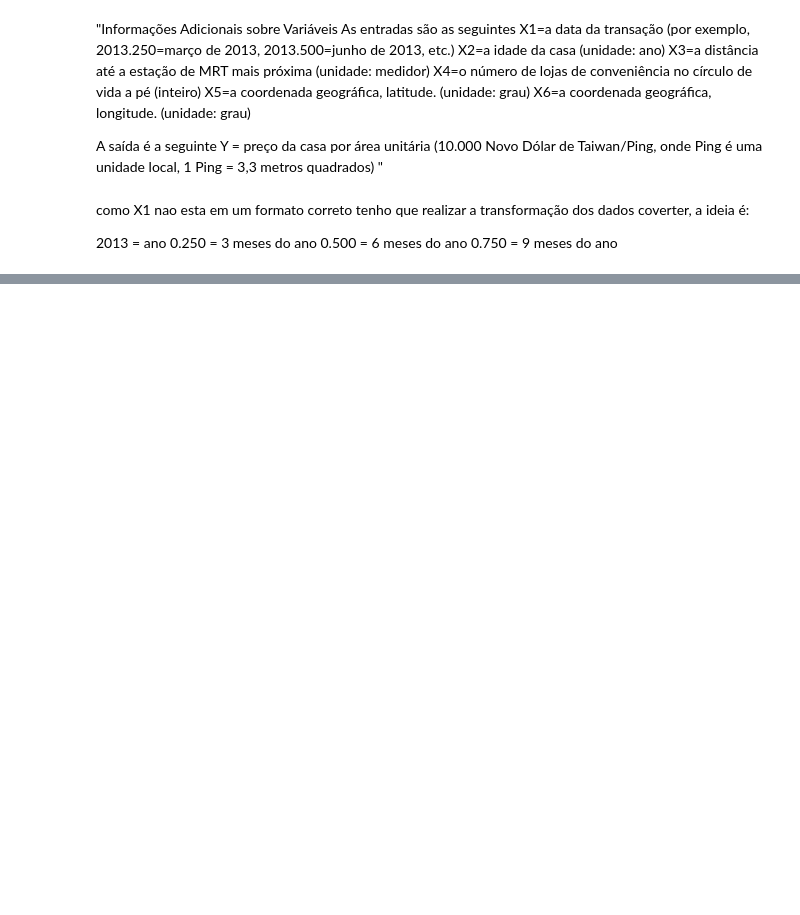
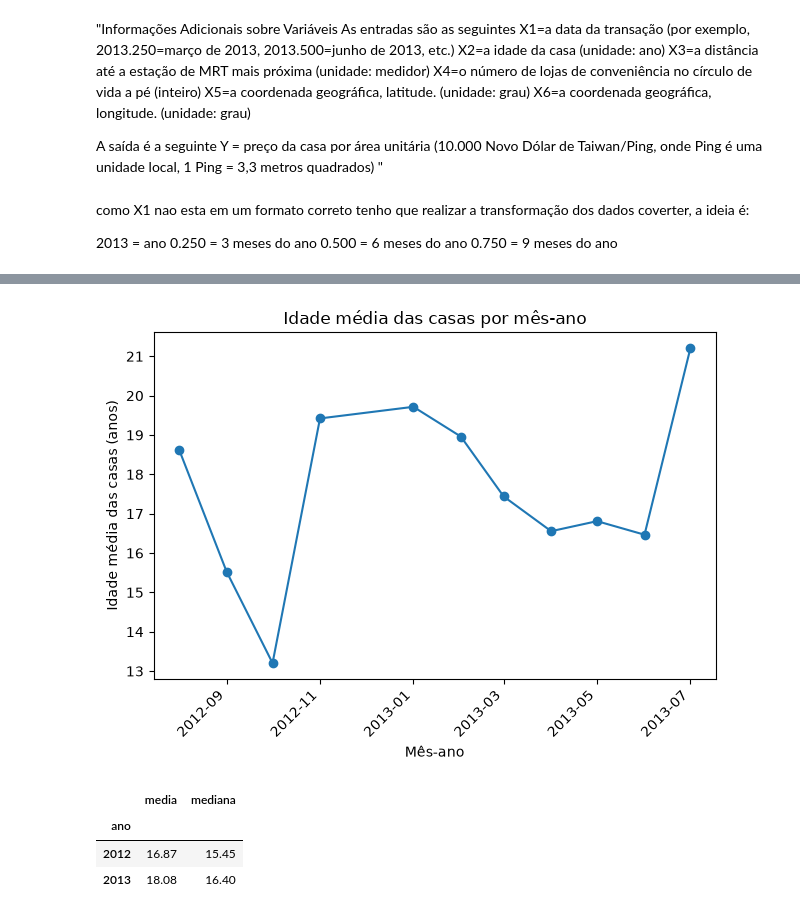
Before and after one commit to fabiojangelni/Projeto_turma_1715, a Jupyter notebook: projeto.ipynb, the cells around one changed output, grey strips where cells are left out. Cells and saved outputs as stored; diff of their text form; code cells hidden in the pictures; blank space fills up the shorter version.

```diff
--- a/projeto.ipynb
+++ b/projeto.ipynb
@@ -85,0 +155,26 @@ Real_State.head(50)
+# %%
+# Idade média das casas por mês/ano
+idade_media_mes = Real_State.groupby("mes_ano")["X2 house age"].mean()
+idade_media_mes.index = pd.to_datetime(idade_media_mes.index, format="%m-%Y")
+idade_media_mes = idade_media_mes.sort_index()
+
+idade_media_mes.plot(kind="line", marker="o")
+plt.xlabel("Mês-ano")
+plt.ylabel("Idade média das casas (anos)")
+plt.title("Idade média das casas por mês-ano")
+plt.xticks(rotation=45)
+plt.tight_layout()
+plt.show()
+# %% [output]
+[figure, added]
+# %%
+# Média e mediana da idade dos imóveis por ano
+Real_State.groupby("ano")["X2 house age"].agg(
+    media="mean",
+    mediana="median"
+).round(2)
+# %% [output]
+|  | media | mediana |
+| ano |  |  |
+| 2012 | 16.87 | 15.45 |
+| 2013 | 18.08 | 16.40 |
```
Also changed, not shown: parts of 16 cells of this notebook.
